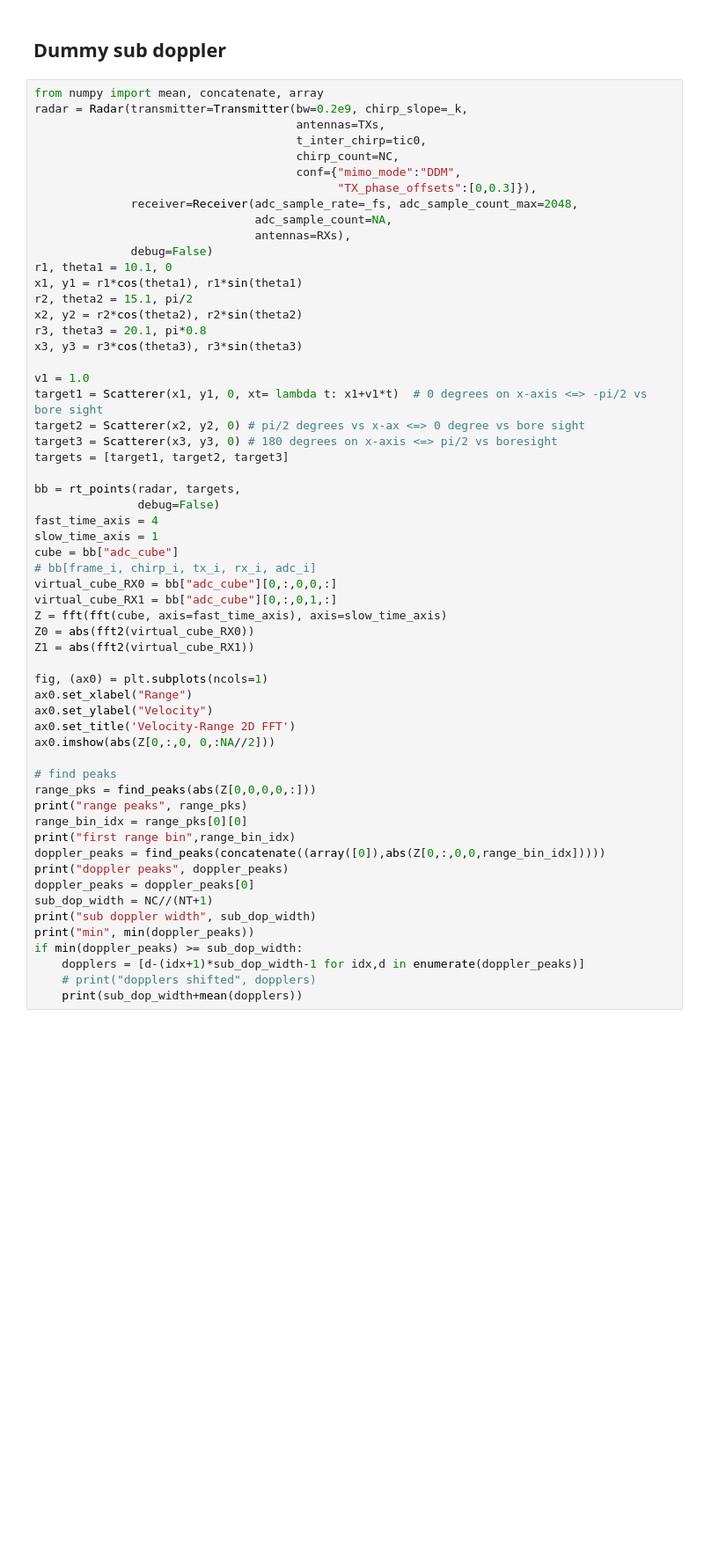
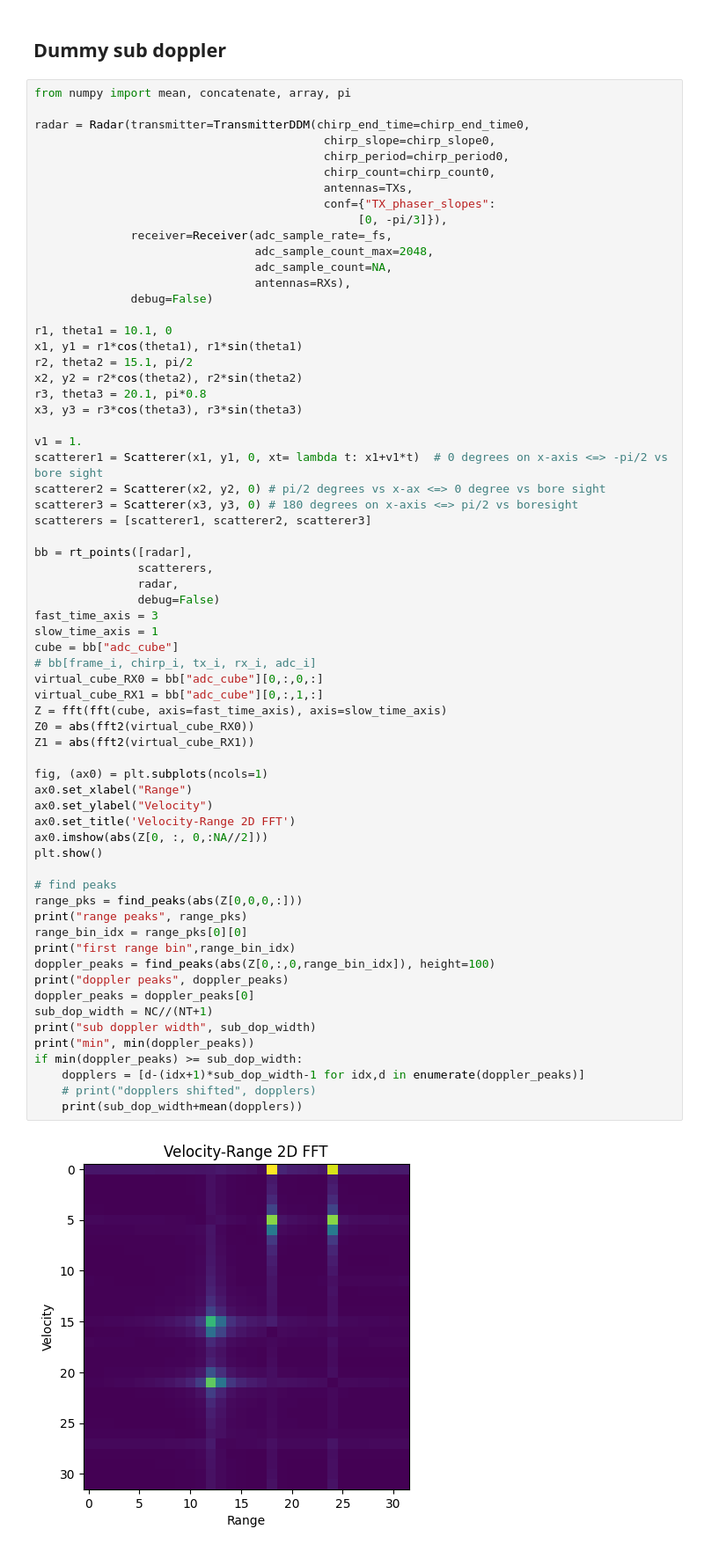
Before and after one commit to matt-chv/mmWrt, a Jupyter notebook: docs/MIMO_DDM.ipynb, the cells around one changed output. Shown at 88% size. Cells and saved outputs as stored; diff of their text form; blank space fills up the shorter version.

```diff
--- a/docs/MIMO_DDM.ipynb
+++ b/docs/MIMO_DDM.ipynb
@@ -157,17 +159,21 @@ TypeError: Invalid shape (2, 8, 64) for image data
 # %% [markdown]
 ## Dummy sub doppler
 # %%
-from numpy import mean, concatenate, array
-radar = Radar(transmitter=Transmitter(bw=0.2e9, chirp_slope=_k,
-                                      antennas=TXs,
-                                      t_inter_chirp=tic0,
-                                      chirp_count=NC,
-                                      conf={"mimo_mode":"DDM",
-                                            "TX_phase_offsets":[0,0.3]}),
-              receiver=Receiver(adc_sample_rate=_fs, adc_sample_count_max=2048,
+from numpy import mean, concatenate, array, pi
+
+radar = Radar(transmitter=TransmitterDDM(chirp_end_time=chirp_end_time0,
+                                          chirp_slope=chirp_slope0,
+                                          chirp_period=chirp_period0,
+                                          chirp_count=chirp_count0,
+                                          antennas=TXs,
+                                          conf={"TX_phaser_slopes":
+                                               [0, -pi/3]}),
+              receiver=Receiver(adc_sample_rate=_fs,
+                                adc_sample_count_max=2048,
                                 adc_sample_count=NA,
                                 antennas=RXs),
               debug=False)
+
 r1, theta1 = 10.1, 0
 x1, y1 = r1*cos(theta1), r1*sin(theta1)
 r2, theta2 = 15.1, pi/2
@@ -175,43 +181,47 @@ x2, y2 = r2*cos(theta2), r2*sin(theta2)
 r3, theta3 = 20.1, pi*0.8
 x3, y3 = r3*cos(theta3), r3*sin(theta3)
 
-v1 = 1.0
-target1 = Scatterer(x1, y1, 0, xt= lambda t: x1+v1*t)  # 0 degrees on x-axis <=> -pi/2 vs bore sight
-target2 = Scatterer(x2, y2, 0) # pi/2 degrees vs x-ax <=> 0 degree vs bore sight
-target3 = Scatterer(x3, y3, 0) # 180 degrees on x-axis <=> pi/2 vs boresight
-targets = [target1, target2, target3]
+v1 = 1.
+scatterer1 = Scatterer(x1, y1, 0, xt= lambda t: x1+v1*t)  # 0 degrees on x-axis <=> -pi/2 vs bore sight
+scatterer2 = Scatterer(x2, y2, 0) # pi/2 degrees vs x-ax <=> 0 degree vs bore sight
+scatterer3 = Scatterer(x3, y3, 0) # 180 degrees on x-axis <=> pi/2 vs boresight
+scatterers = [scatterer1, scatterer2, scatterer3]
 
-bb = rt_points(radar, targets,
+bb = rt_points([radar],
+               scatterers,
+               radar,
                debug=False)
-fast_time_axis = 4
+fast_time_axis = 3
 slow_time_axis = 1
 cube = bb["adc_cube"]
 # bb[frame_i, chirp_i, tx_i, rx_i, adc_i]
-virtual_cube_RX0 = bb["adc_cube"][0,:,0,0,:]
-virtual_cube_RX1 = bb["adc_cube"][0,:,0,1,:]
+virtual_cube_RX0 = bb["adc_cube"][0,:,0,:]
+virtual_cube_RX1 = bb["adc_cube"][0,:,1,:]
 Z = fft(fft(cube, axis=fast_time_axis), axis=slow_time_axis)
 Z0 = abs(fft2(virtual_cube_RX0))
 Z1 = abs(fft2(virtual_cube_RX1))
 
 fig, (ax0) = plt.subplots(ncols=1)
 ax0.set_xlabel("Range")
 ax0.set_ylabel("Velocity")
 ax0.set_title('Velocity-Range 2D FFT')
-ax0.imshow(abs(Z[0,:,0, 0,:NA//2]))
+ax0.imshow(abs(Z[0, :, 0,:NA//2]))
+plt.show()
 
 # find peaks
-range_pks = find_peaks(abs(Z[0,0,0,0,:]))
+range_pks = find_peaks(abs(Z[0,0,0,:]))
 print("range peaks", range_pks)
 range_bin_idx = range_pks[0][0]
 print("first range bin",range_bin_idx)
-doppler_peaks = find_peaks(concatenate((array([0]),abs(Z[0,:,0,0,range_bin_idx]))))
+doppler_peaks = find_peaks(abs(Z[0,:,0,range_bin_idx]), height=100)
 print("doppler peaks", doppler_peaks)
 doppler_peaks = doppler_peaks[0]
 sub_dop_width = NC//(NT+1)
 print("sub doppler width", sub_dop_width)
 print("min", min(doppler_peaks))
 if min(doppler_peaks) >= sub_dop_width:
     dopplers = [d-(idx+1)*sub_dop_width-1 for idx,d in enumerate(doppler_peaks)]
     # print("dopplers shifted", dopplers)
     print(sub_dop_width+mean(dopplers))
 # %% [output]
+[figure, new version]
```
Also changed, not shown: parts of 5 cells of this notebook, 2 other files.
